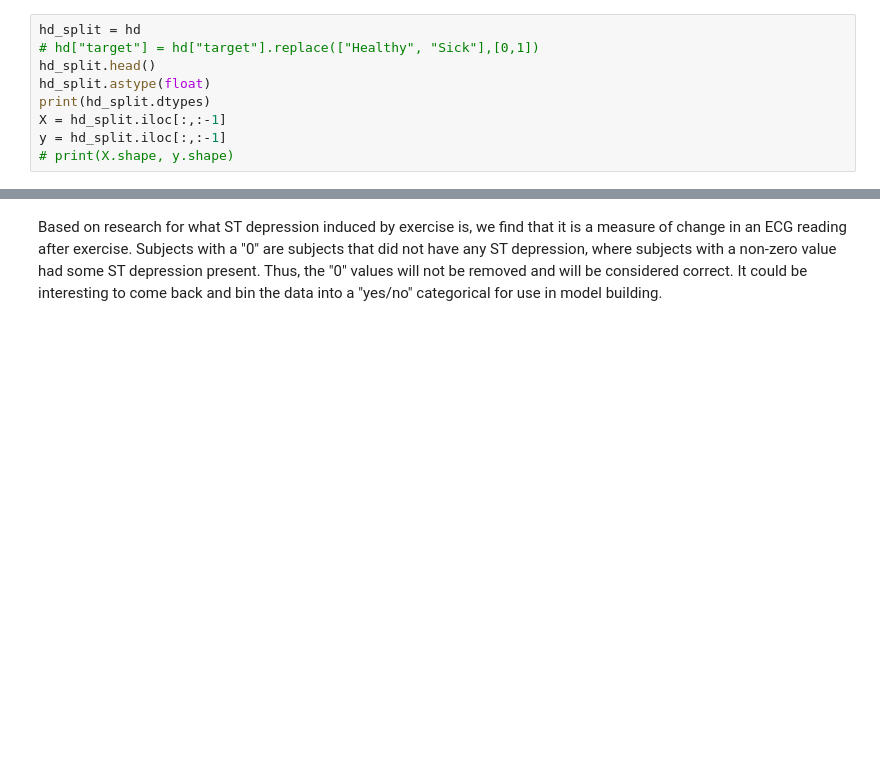
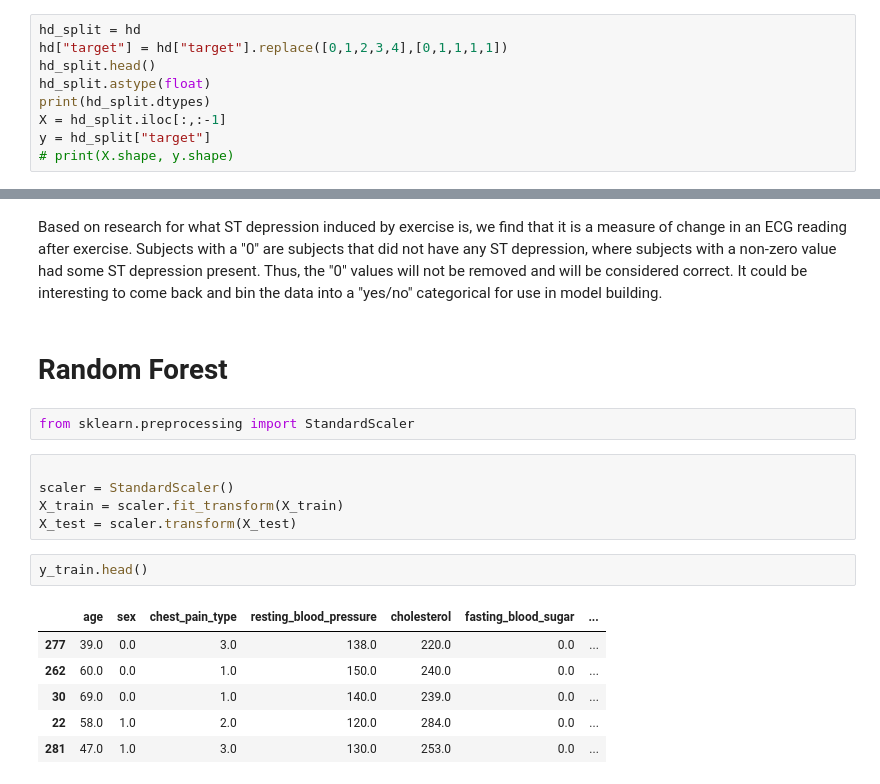
Before and after one commit to abroniewski/Heart-Disease-Machine-Learning-Exploration, a Jupyter notebook: src/HDD-pre-processing.ipynb, the cells around one changed output, grey strips where cells are left out. Drawn from its saved outputs; the diff is of its cells as text; blank space fills up the shorter version.

Commit message:
fixed x/y split error

```diff
--- a/src/HDD-pre-processing.ipynb
+++ b/src/HDD-pre-processing.ipynb
@@ -138,12 +119,12 @@ print(hd1.shape)
 Now that we have renamed our column headers and changed the column types, we will split the data into a train and test model and continue pre-processing on only the training data so as not to introduce data spill
 # %%
 hd_split = hd
-# hd["target"] = hd["target"].replace(["Healthy", "Sick"],[0,1])
+hd["target"] = hd["target"].replace([0,1,2,3,4],[0,1,1,1,1])
 hd_split.head()
 hd_split.astype(float)
 print(hd_split.dtypes)
 X = hd_split.iloc[:,:-1]
-y = hd_split.iloc[:,:-1]
+y = hd_split["target"]
 # print(X.shape, y.shape)
 # %% [output]
 age                                  float64
@@ -347,6 +337,24 @@ print((hd_train['ST_depression_induced_by_exercise'] == 0).sum())
 sns.histplot(x="ST_depression_induced_by_exercise",data=hd_train)
 # %% [markdown]
 Based on research for what ST depression induced by exercise is, we find that it is a measure of change in an ECG reading after exercise. Subjects with a "0" are subjects that did not have any ST depression, where subjects with a non-zero value had some ST depression present. Thus, the "0" values will not be removed and will be considered correct. It could be interesting to come back and bin the data into a "yes/no" categorical for use in model building.
+# %% [markdown]
+# Random Forest
+# %%
+from sklearn.preprocessing import StandardScaler
+# %%
+
+scaler = StandardScaler()
+X_train = scaler.fit_transform(X_train)
+X_test = scaler.transform(X_test)
+# %%
+y_train.head()
+# %% [output]
+|  | age | sex | chest_pain_type | resting_blood_pressure | cholesterol | fasting_blood_sugar | ... |
+| 277 | 39.0 | 0.0 | 3.0 | 138.0 | 220.0 | 0.0 | ... |
+| 262 | 60.0 | 0.0 | 1.0 | 150.0 | 240.0 | 0.0 | ... |
+| 30 | 69.0 | 0.0 | 1.0 | 140.0 | 239.0 | 0.0 | ... |
+| 22 | 58.0 | 1.0 | 2.0 | 120.0 | 284.0 | 0.0 | ... |
+| 281 | 47.0 | 1.0 | 3.0 | 130.0 | 253.0 | 0.0 | ... |
 # %%
 model = 'Random Forest Classfier'
 rf = RandomForestClassifier(n_estimators=20, random_state=42,max_depth=5)
```
Also changed, not shown: parts of 6 cells of this notebook.
